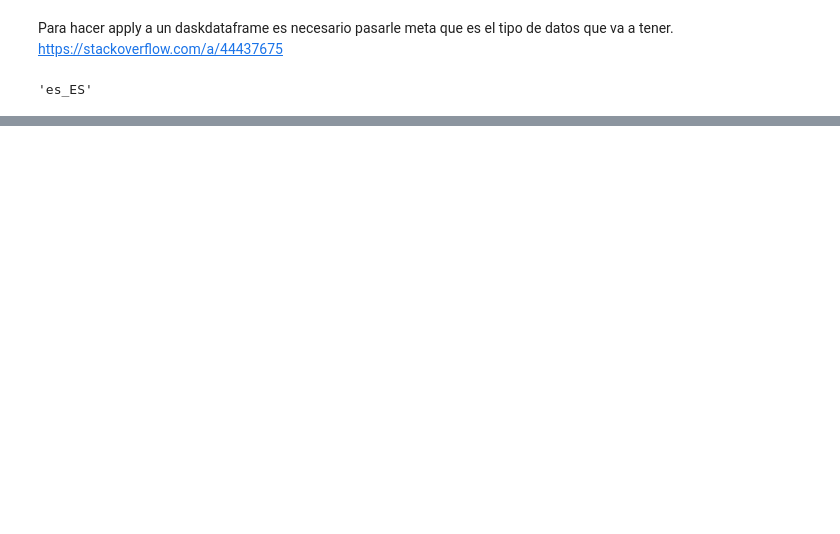
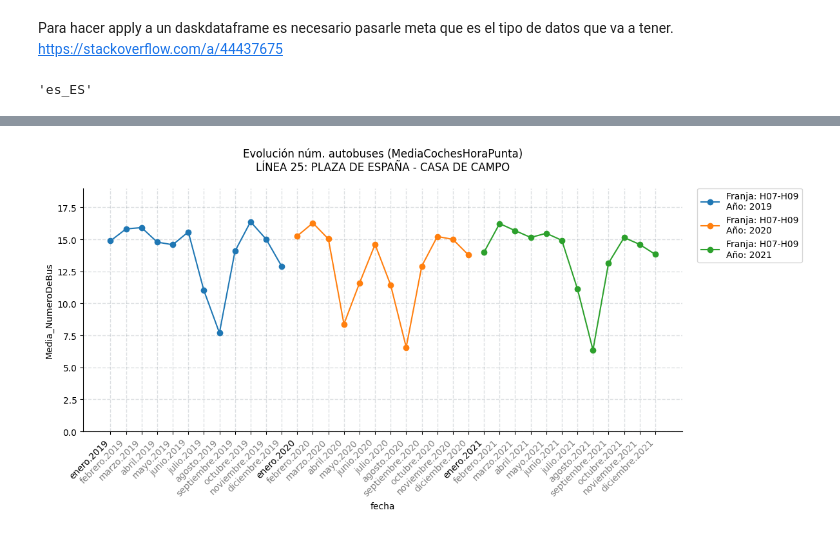
Before and after one commit to nacholopex/emt_madrid, a Jupyter notebook: 2022_emt_evolucion.ipynb, the cells around one changed output, grey strips where cells are left out. Drawn from its saved outputs; the diff is of its cells as text; code cells hidden in the pictures; blank space fills up the shorter version.

```diff
--- a/2022_emt_evolucion.ipynb
+++ b/2022_emt_evolucion.ipynb
@@ -332,0 +82,7 @@ pd.DataFrame(columns=['LineaFranja','CochesActual','CochesAnt','FechaActual','Fe
+# %%
+# Nuevo dataframe con sólo los días que sean lunes a viernes
+entresemana = oferta[oferta['Diario']==True].copy()
+entresemana['MediaCochesLaborables'] = entresemana.groupby(by=['CLinea', 'fechaCorta', 'IDFranja']).Coches.transform('mean')
+# %%
+oferta_mes = entresemana.drop_duplicates(['CLinea','fechaCorta','IDFranja']).reset_index(drop=True)
+oferta_mes.head()
@@ -332,0 +226,10 @@ pd.DataFrame(columns=['LineaFranja','CochesActual','CochesAnt','FechaActual','Fe
+# %%
+# Esto seguro que puedo dejarlo en un mismo dataframe
+diurnas_regulares = oferta_mes[oferta_mes['CLinea']<500]
+
+horapunta = diurnas_regulares[(diurnas_regulares['IDFranja']=='H07')\
+                              | (diurnas_regulares['IDFranja']=='H08')\
+                              | (diurnas_regulares['IDFranja']=='H09')].copy()
+# %%
+horapunta['MediaCochesHoraPunta'] = horapunta.groupby(by=['CLinea', 'fechaCorta'])['MediaCochesLaborables'].transform('mean')
+horapunta.drop_duplicates(['CLinea','fechaCorta'],inplace=True)
@@ -332,0 +252,7 @@ pd.DataFrame(columns=['LineaFranja','CochesActual','CochesAnt','FechaActual','Fe
+# %%
+horapunta.reset_index(drop=True,inplace=True)
+horapunta['IDFranja'] = 'H07-H09'
+
+graficar(horapunta,num_linea=25,franja='H07-H09',media='MediaCochesHoraPunta')
+# %% [output]
+[figure, added]
```
Also changed, not shown: parts of 55 cells of this notebook.
